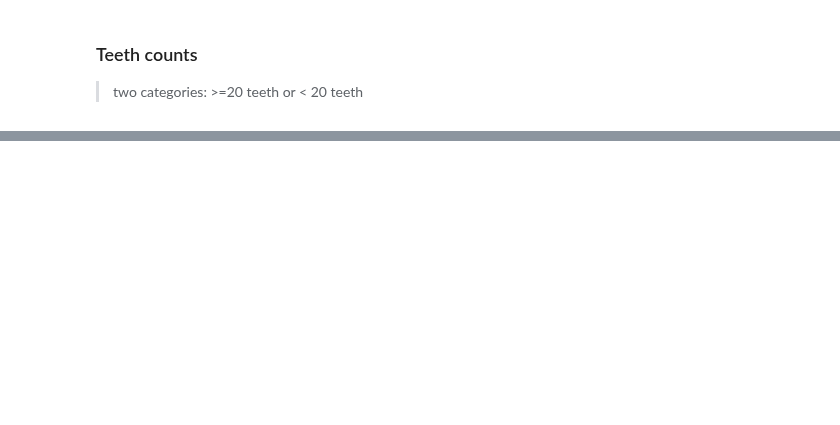
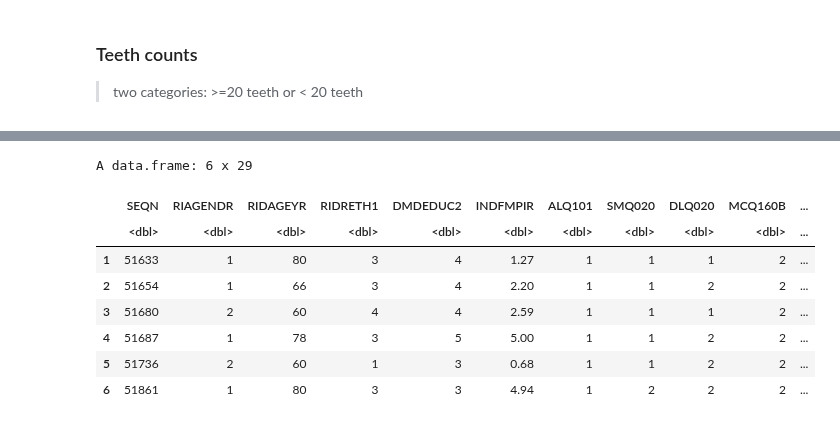
Before and after one commit to silvano315/Med-Physics, a Jupyter notebook: notebooks/NHANES_number_teeth_analysis.ipynb, the cells around one changed output, grey strips where cells are left out. Drawn from its saved outputs; the diff is of its cells as text; code cells hidden in the pictures; blank space fills up the shorter version.

Commit message:
number of teeth: calculation and categorization

```diff
--- a/notebooks/NHANES_number_teeth_analysis.ipynb
+++ b/notebooks/NHANES_number_teeth_analysis.ipynb
@@ -406,19 +424,9 @@ df_final_excluding_teeth <- df_final_excluding_IC %>%
 print("Dimensions without Teeth counts missing values")
 dim(df_final_excluding_teeth)
 
-# Excluding "Could not assess" : 9
-# Excluding "Dental Implant" : 3
-# Excluding "Permanent dental root fragment present" : 5
-
-df_final_excluding_edentulus <- df_final_excluding_teeth %>%
-  filter(rowSums(select(., starts_with("OHX")) == 9, na.rm = FALSE) < ncol(select(., starts_with("OHX"))))
-
-print("Dimensions with exclusion criteria for teeth count")
-dim(df_final_excluding_edentulus)
-
 # Excluding patients with missing values in Confounding features
 
-df_final_excluding_confounding <- df_final_excluding_edentulus[complete.cases(df_final_excluding_edentulus[,
+df_final_excluding_confounding <- df_final_excluding_teeth[complete.cases(df_final_excluding_teeth[,
                                   c('RIAGENDR', 'RIDAGEYR', 'RIDRETH1', 'DMDEDUC2', 'INDFMPIR', 'ALQ101', 'SMQ020', 'MCQ160B',
                                   'MCQ160C', 'MCQ160D', 'MCQ160E', 'MCQ160F', 'MCQ160L', 'MCQ220', 'BPQ020', 'DIQ010')]), ]
 
@@ -433,0 +489,40 @@ dim(df_final_merged)
+# %%
+# Function to calculate total number of teeth for each patient and categorize it
+
+count_teeth <- function(df) {
+
+  teeth_cols <- grep("^OHX\\d{2}TC$", names(df), value = TRUE)
+
+  df$total_teeth <- rowSums(df[, teeth_cols] == 2, na.rm = TRUE)
+
+  # Binary category: 1 if >=20 teeth, 0 otherwise
+  df$has_20_or_more_teeth <- ifelse(df$total_teeth >= 20, 1, 0)
+
+  # edentulous patients (every 32 teeth with value 4 or 5)
+  df$edentulous <- ifelse(rowSums(df[, teeth_cols] == 4 | df[, teeth_cols] == 5, na.rm = TRUE) == length(teeth_cols), 1, 0)
+
+  # Other possible categories: Edentulous, Severe, Moderate, Sufficient, Nearly Complete
+  df$teeth_category <- cut(
+    df$total_teeth,
+    breaks = c(-Inf, 0, 9, 19, 24, 32),
+    labels = c("Edentulous", "Severe Loss (1-9)", "Moderate Loss (10-19)", "Sufficient (20-24)", "Nearly Complete (25-32)"),
+    right = TRUE
+  )
+
+  df <- df[, !names(df) %in% teeth_cols]
+
+  return(df)
+}
+
+df <- as.data.frame(count_teeth(df_final_merged))
+head(df)
+# %% [output]
+A data.frame: 6 x 29
+|  | SEQN | RIAGENDR | RIDAGEYR | RIDRETH1 | DMDEDUC2 | INDFMPIR | ALQ101 | SMQ020 | DLQ020 | MCQ160B | ... |
+|  | <dbl> | <dbl> | <dbl> | <dbl> | <dbl> | <dbl> | <dbl> | <dbl> | <dbl> | <dbl> | ... |
+| 1 | 51633 | 1 | 80 | 3 | 4 | 1.27 | 1 | 1 | 1 | 2 | ... |
+| 2 | 51654 | 1 | 66 | 3 | 4 | 2.20 | 1 | 1 | 2 | 2 | ... |
+| 3 | 51680 | 2 | 60 | 4 | 4 | 2.59 | 1 | 1 | 1 | 2 | ... |
+| 4 | 51687 | 1 | 78 | 3 | 5 | 5.00 | 1 | 1 | 2 | 2 | ... |
+| 5 | 51736 | 2 | 60 | 1 | 3 | 0.68 | 1 | 1 | 2 | 2 | ... |
+| 6 | 51861 | 1 | 80 | 3 | 3 | 4.94 | 1 | 2 | 2 | 2 | ... |
```
Also changed, not shown: parts of 4 cells of this notebook.
